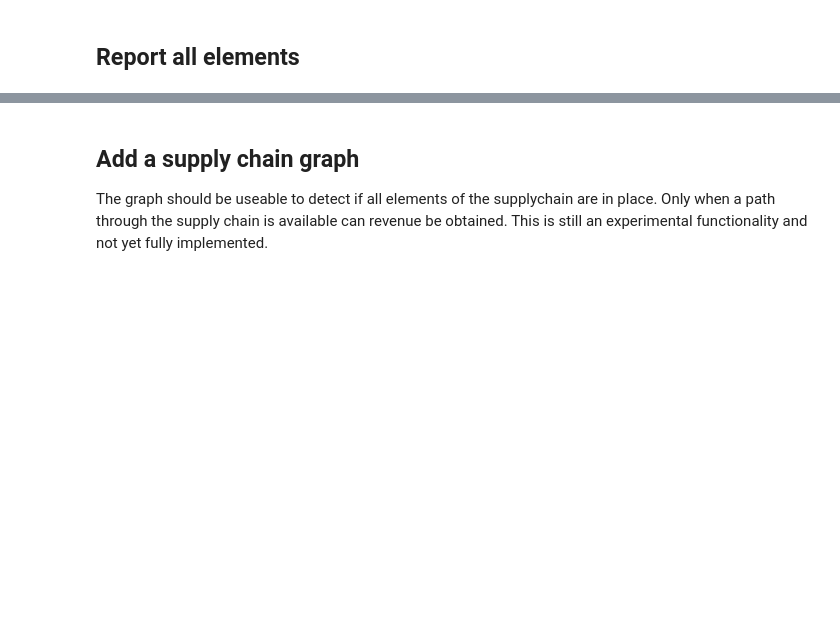
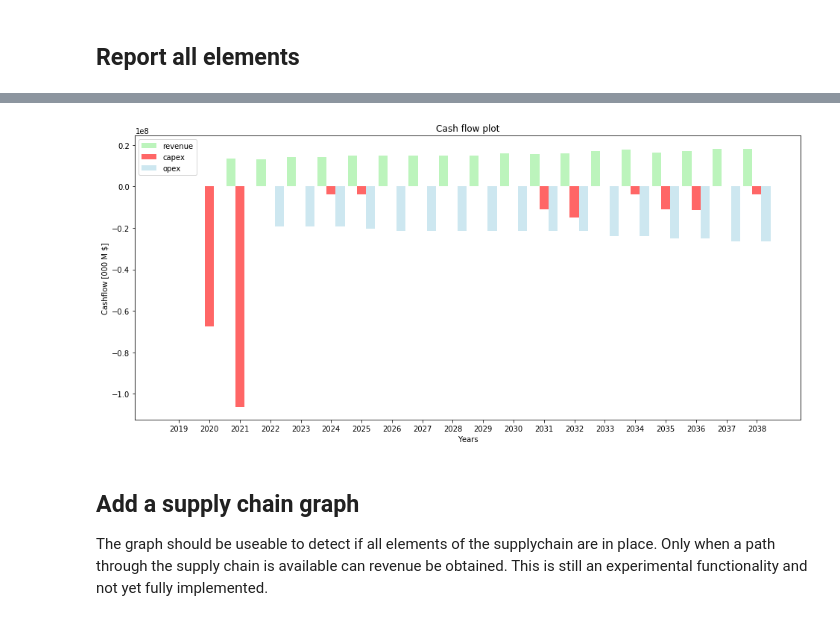
Before and after one commit to TUDelft-CITG/OpenTISim, a Jupyter notebook: notebooks/Example 01 - Basic example of terminal development.ipynb, the cells around one changed output, grey strips where cells are left out. Drawn from its saved outputs; the diff is of its cells as text; code cells hidden in the pictures; blank space fills up the shorter version.

```diff
--- a/notebooks/Example 01 - Basic example of terminal development.ipynb
+++ b/notebooks/Example 01 - Basic example of terminal development.ipynb
@@ -37,7 +41,7 @@ vessels = [handysize, handymax, panamax]
 # 1. Instatiate terminal system
 # %%
 # instantiate System object
-Terminal = system.System(elements = demand + vessels)
+Terminal = system.System(elements = demand + vessels, debug=False)
 # %% [markdown]
 # 2. Start simulation
 Develop terminal given the throughput scenario and investment triggers implemented
@@ -54,4 +59,2 @@ for element in Terminal.elements:
-# %%
-cash_flows = Terminal.add_cashflow_elements()
 # %%
 Terminal.terminal_elements_plot()
@@ -58,5 +63,7 @@ Terminal.terminal_elements_plot()
 # %%
-Terminal.cashflow_plot(cash_flows)
+Terminal.cashflow_plot()
+# %% [output]
+[figure, added]
 # %% [markdown]
 ## Add a supply chain graph
 The graph should be useable to detect if all elements of the supplychain are in place.
```
Also changed, not shown: parts of 4 cells of this notebook, 2 other files.
